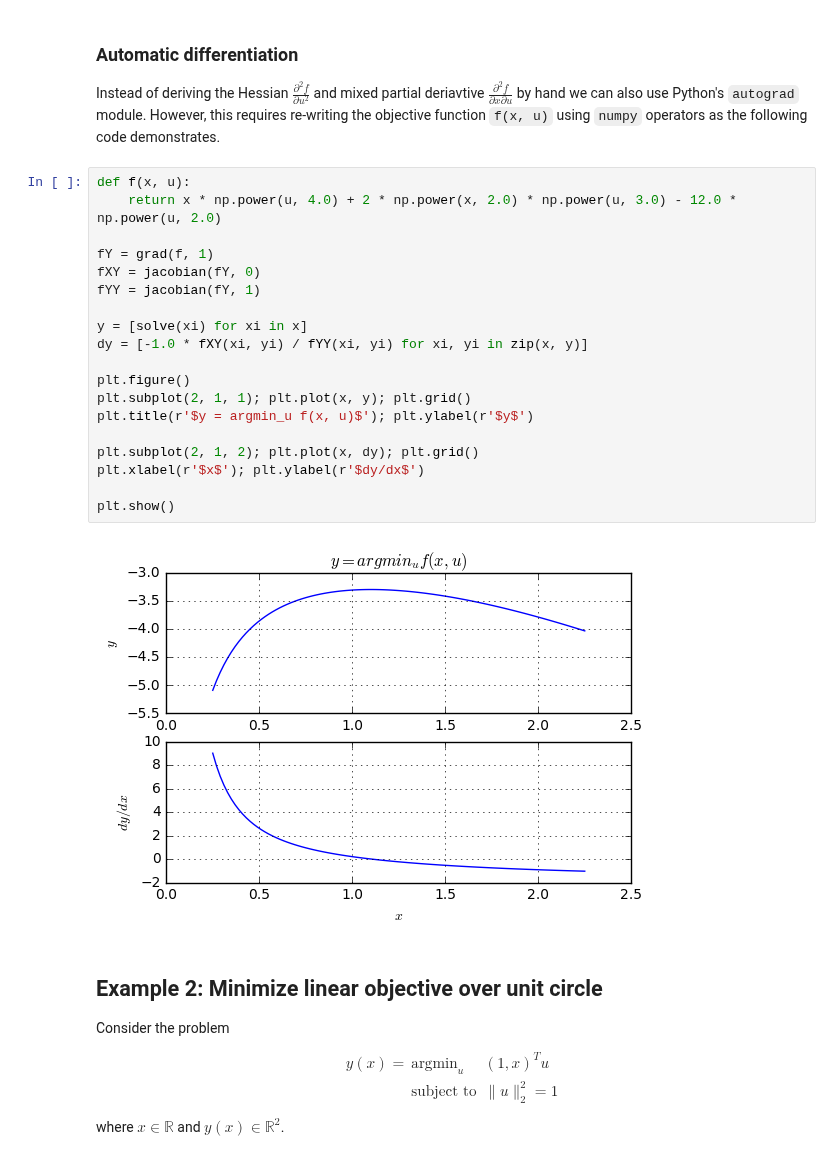
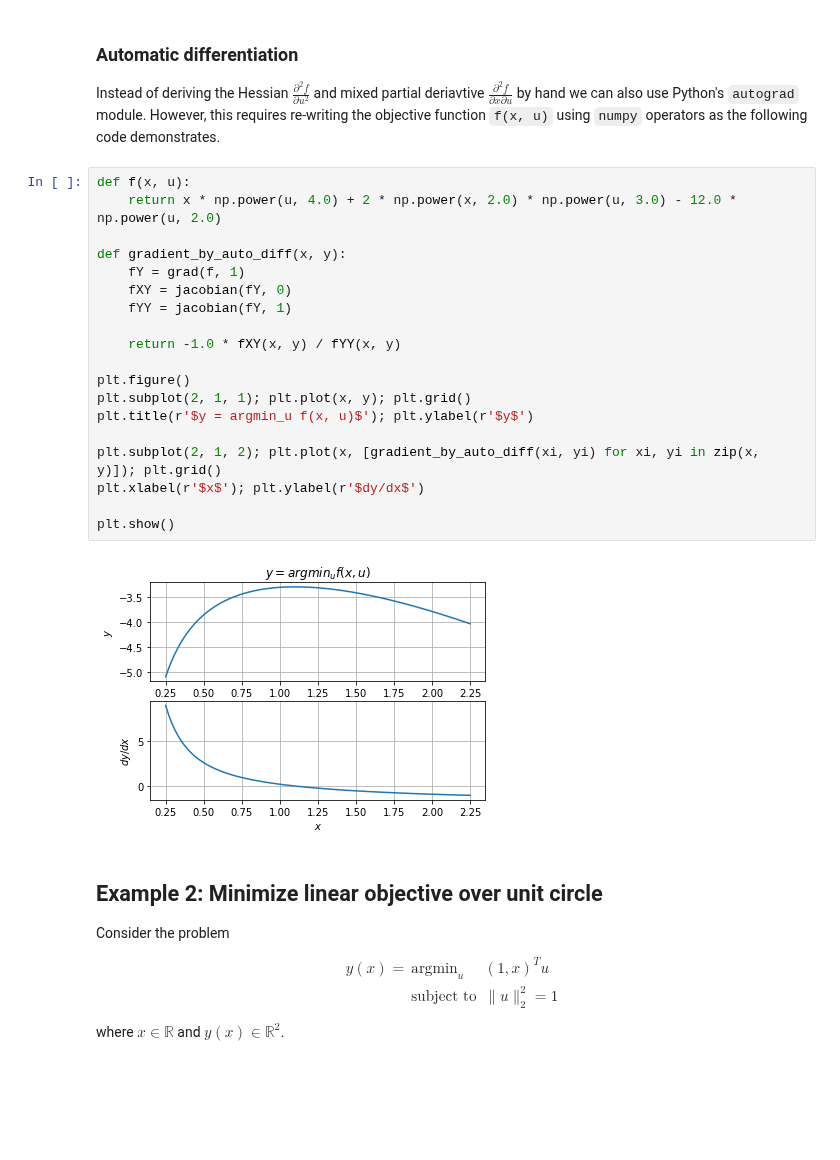
Before and after one commit to anucvml/ddn, a Jupyter notebook: tutorials/01_simple_worked_example.ipynb, the cells around one changed output. Saved outputs shown, nothing was run; the diff lists cells and outputs as text; blank space fills up the shorter version.

```diff
--- a/tutorials/01_simple_worked_example.ipynb
+++ b/tutorials/01_simple_worked_example.ipynb
@@ -168,24 +176,24 @@ Instead of deriving the Hessian $\frac{\partial^2 f}{\partial u^2}$ and mixed pa
 # %%
 def f(x, u):
     return x * np.power(u, 4.0) + 2 * np.power(x, 2.0) * np.power(u, 3.0) - 12.0 * np.power(u, 2.0)
 
-fY = grad(f, 1)
-fXY = jacobian(fY, 0)
-fYY = jacobian(fY, 1)
+def gradient_by_auto_diff(x, y):
+    fY = grad(f, 1)
+    fXY = jacobian(fY, 0)
+    fYY = jacobian(fY, 1)
 
-y = [solve(xi) for xi in x]
-dy = [-1.0 * fXY(xi, yi) / fYY(xi, yi) for xi, yi in zip(x, y)]
+    return -1.0 * fXY(x, y) / fYY(x, y)
 
 plt.figure()
 plt.subplot(2, 1, 1); plt.plot(x, y); plt.grid()
 plt.title(r'$y = argmin_u f(x, u)$'); plt.ylabel(r'$y$')
 
-plt.subplot(2, 1, 2); plt.plot(x, dy); plt.grid()
+plt.subplot(2, 1, 2); plt.plot(x, [gradient_by_auto_diff(xi, yi) for xi, yi in zip(x, y)]); plt.grid()
 plt.xlabel(r'$x$'); plt.ylabel(r'$dy/dx$')
 
 plt.show()
 # %% [output]
-[figure, old version]
+[figure, new version]
 # %% [markdown]
 ## Example 2: Minimize linear objective over unit circle
 
```
Also changed, not shown: parts of 4 cells of this notebook, 1 other file.
